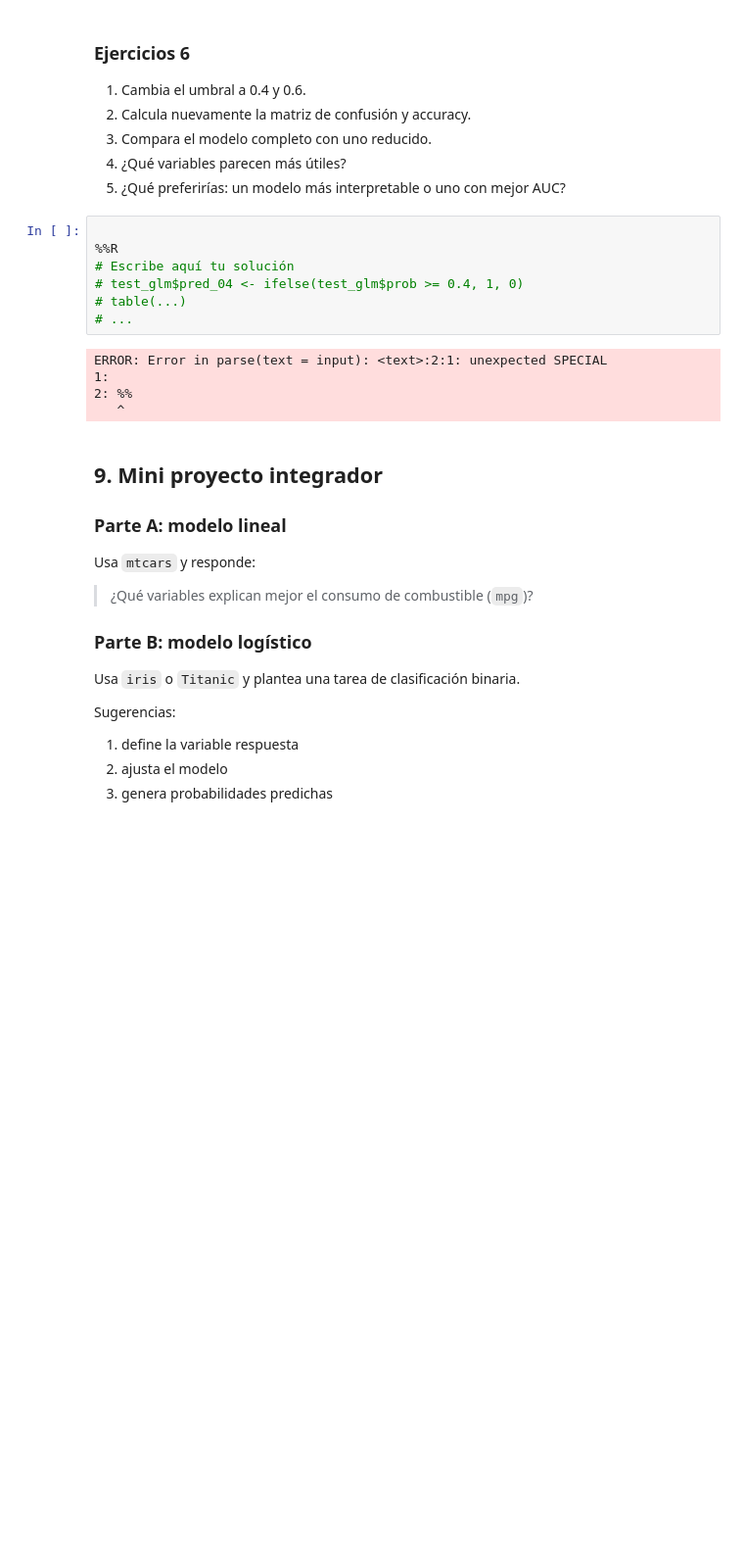
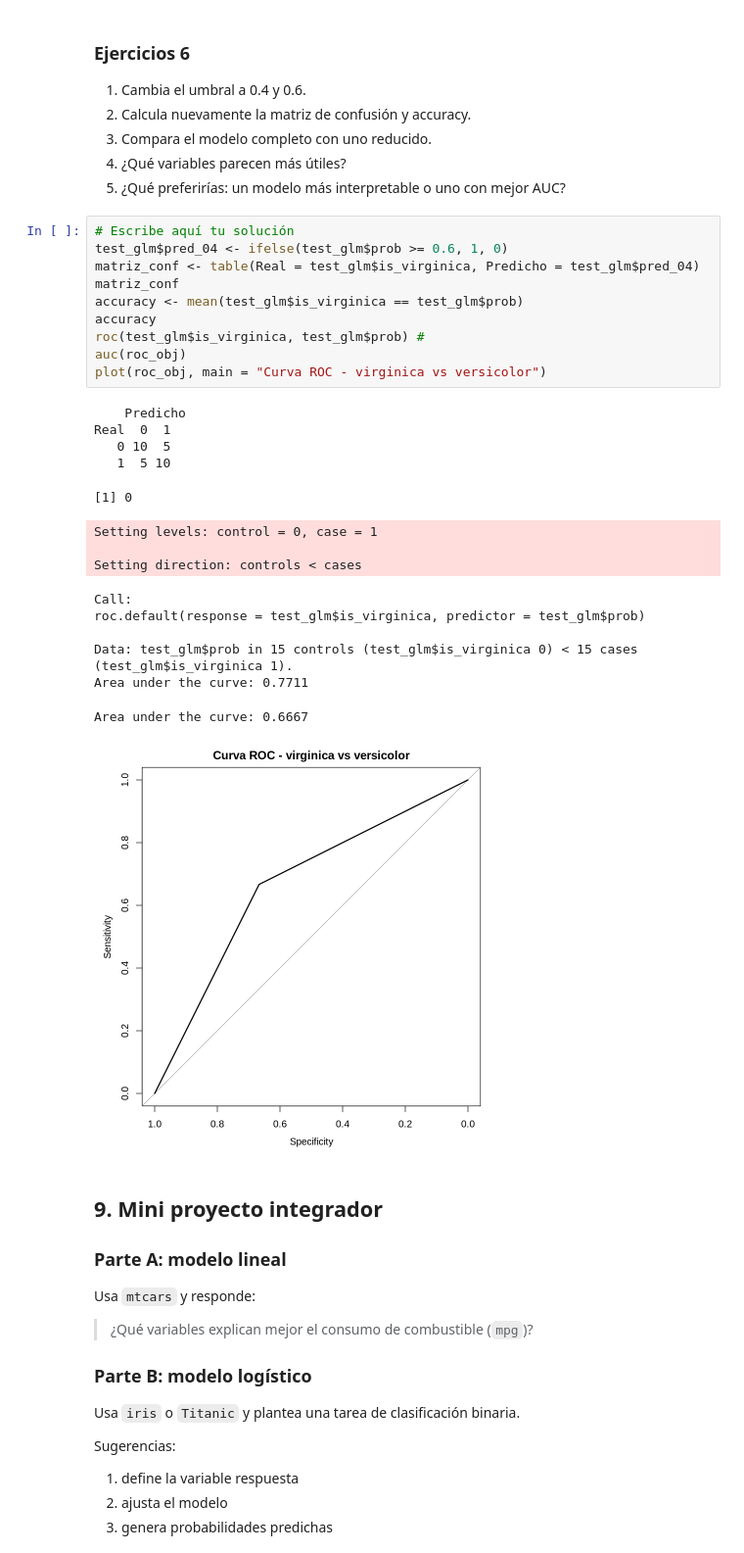
Before and after one commit to juanigr/Estadistica, a Jupyter notebook: code/modelos_lineales_y_regresion_logistica_colab.ipynb, the cells around one changed output. Shown at 98% size. Cells and saved outputs as stored; diff of their text form; blank space fills up the shorter version.

```diff
--- a/code/modelos_lineales_y_regresion_logistica_colab.ipynb
+++ b/code/modelos_lineales_y_regresion_logistica_colab.ipynb
@@ -1023,17 +1159,31 @@ A data.frame: 2 × 2
 4. ¿Qué variables parecen más útiles?
 5. ¿Qué preferirías: un modelo más interpretable o uno con mejor AUC?
 # %%
-
-%%R
 # Escribe aquí tu solución
-# test_glm$pred_04 <- ifelse(test_glm$prob >= 0.4, 1, 0)
-# table(...)
-# ...
+test_glm$pred_04 <- ifelse(test_glm$prob >= 0.6, 1, 0)
+matriz_conf <- table(Real = test_glm$is_virginica, Predicho = test_glm$pred_04)
+matriz_conf
+accuracy <- mean(test_glm$is_virginica == test_glm$prob)
+accuracy
+roc(test_glm$is_virginica, test_glm$prob) #
+auc(roc_obj)
+plot(roc_obj, main = "Curva ROC - virginica vs versicolor")
 # %% [output]
-ERROR: Error in parse(text = input): <text>:2:1: unexpected SPECIAL
-1:
-2: %%
-   ^
+    Predicho
+Real  0  1
+   0 10  5
+   1  5 10
+[1] 0
+Setting levels: control = 0, case = 1
+
+Setting direction: controls < cases
+Call:
+roc.default(response = test_glm$is_virginica, predictor = test_glm$prob)
+
+Data: test_glm$prob in 15 controls (test_glm$is_virginica 0) < 15 cases (test_glm$is_virginica 1).
+Area under the curve: 0.7711
+Area under the curve: 0.6667
+[figure, added]
 # %% [markdown]
 ## 9. Mini proyecto integrador
 
```
Also changed, not shown: parts of 6 cells of this notebook.
